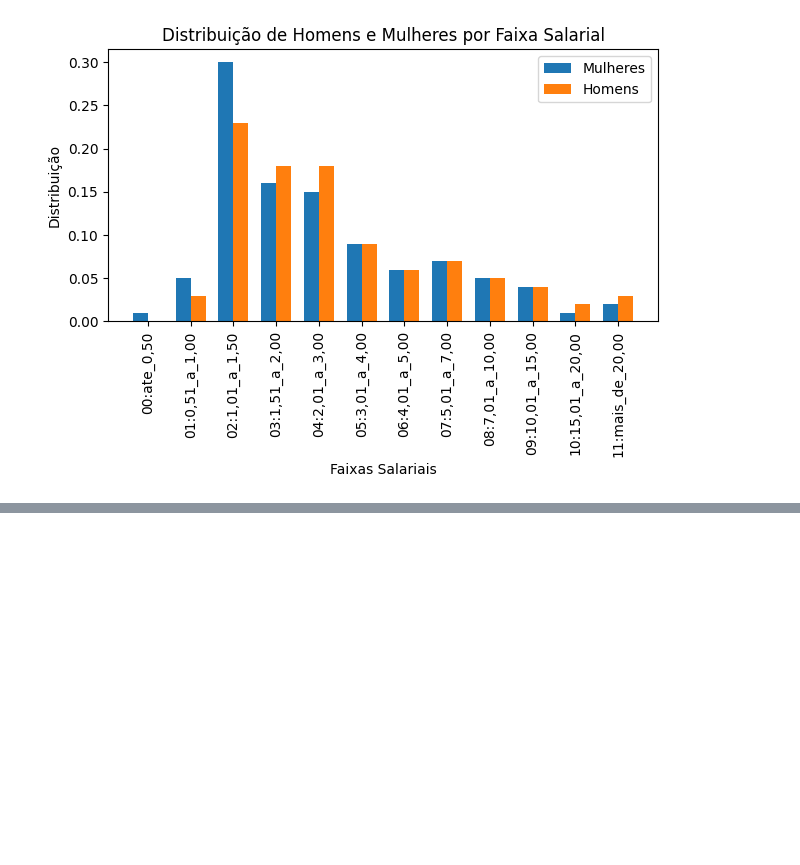
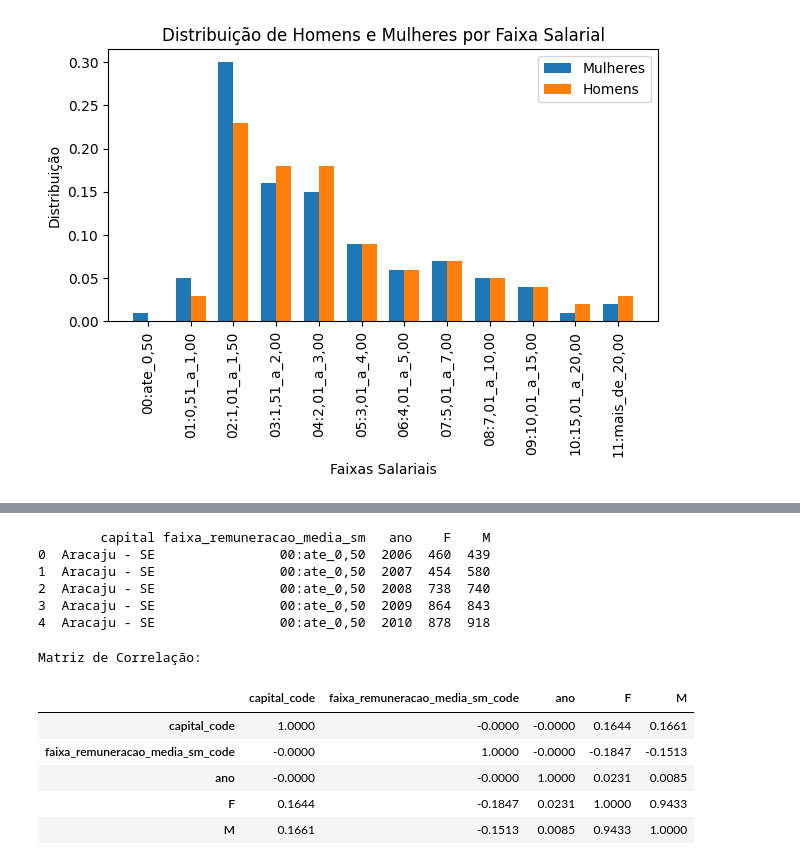
Before and after one commit to luisabolsonisousa/rais_ingestion, a Jupyter notebook: rais_dados/analises/Estat_faixa_salarial.ipynb, the cells around one changed output, grey strips where cells are left out. Saved outputs shown, nothing was run; the diff lists cells and outputs as text; code cells hidden in the pictures; blank space fills up the shorter version.

Commit message:
analise corr

```diff
--- a/rais_dados/analises/Estat_faixa_salarial.ipynb
+++ b/rais_dados/analises/Estat_faixa_salarial.ipynb
@@ -334,0 +332,40 @@ Notes:
+# %%
+
+# Supondo que você já tenha criado df_C_F usando pd.pivot_table()
+df_C_F = pd.pivot_table(df, values='total_pessoas_por_escolaridade', index=["capital", "faixa_remuneracao_media_sm", "ano"], columns=['sexo'], aggfunc="sum")
+
+# Remova o nome do índice 'sexo'
+df_C_F.columns.name = None
+
+# Resset o índice
+df_C_F.reset_index(inplace=True)
+
+df_C_F['capital_code']=df_C_F['capital'].astype('category').cat.codes
+
+df_C_F['faixa_remuneracao_media_sm_code']=df_C_F['faixa_remuneracao_media_sm'].astype('category').cat.codes
+
+# Exiba as primeiras linhas do DataFrame
+print(df_C_F.head())
+# %% [output]
+        capital faixa_remuneracao_media_sm   ano    F    M
+0  Aracaju - SE                00:ate_0,50  2006  460  439
+1  Aracaju - SE                00:ate_0,50  2007  454  580
+2  Aracaju - SE                00:ate_0,50  2008  738  740
+3  Aracaju - SE                00:ate_0,50  2009  864  843
+4  Aracaju - SE                00:ate_0,50  2010  878  918
+# %%
+
+# Calcule a matriz de correlação
+correlation_matrix = df_C_F[['capital_code', 'faixa_remuneracao_media_sm_code', 'ano', 'F', 'M']].corr()
+
+# Exiba a matriz de correlação
+print("Matriz de Correlação:")
+correlation_matrix
+# %% [output]
+Matriz de Correlação:
+|  | capital_code | faixa_remuneracao_media_sm_code | ano | F | M |
+| capital_code | 1.0000 | -0.0000 | -0.0000 | 0.1644 | 0.1661 |
+| faixa_remuneracao_media_sm_code | -0.0000 | 1.0000 | -0.0000 | -0.1847 | -0.1513 |
+| ano | -0.0000 | -0.0000 | 1.0000 | 0.0231 | 0.0085 |
+| F | 0.1644 | -0.1847 | 0.0231 | 1.0000 | 0.9433 |
+| M | 0.1661 | -0.1513 | 0.0085 | 0.9433 | 1.0000 |
```
Also changed, not shown: parts of 9 cells of this notebook, 2 other files.
